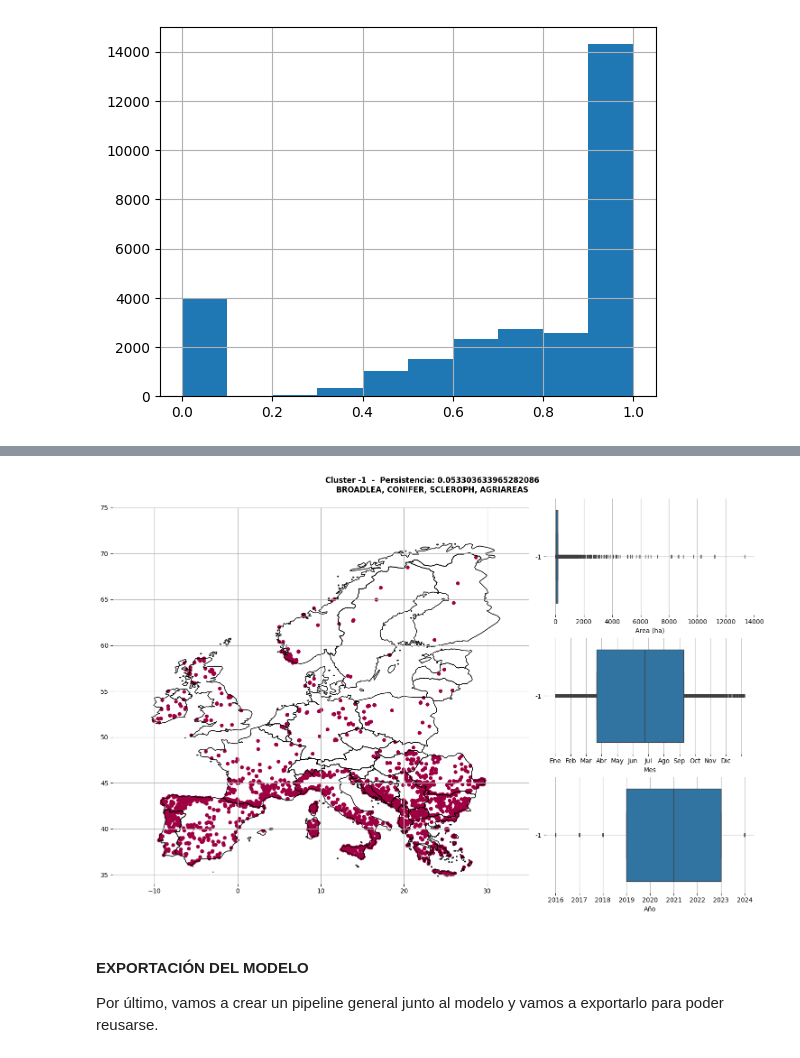
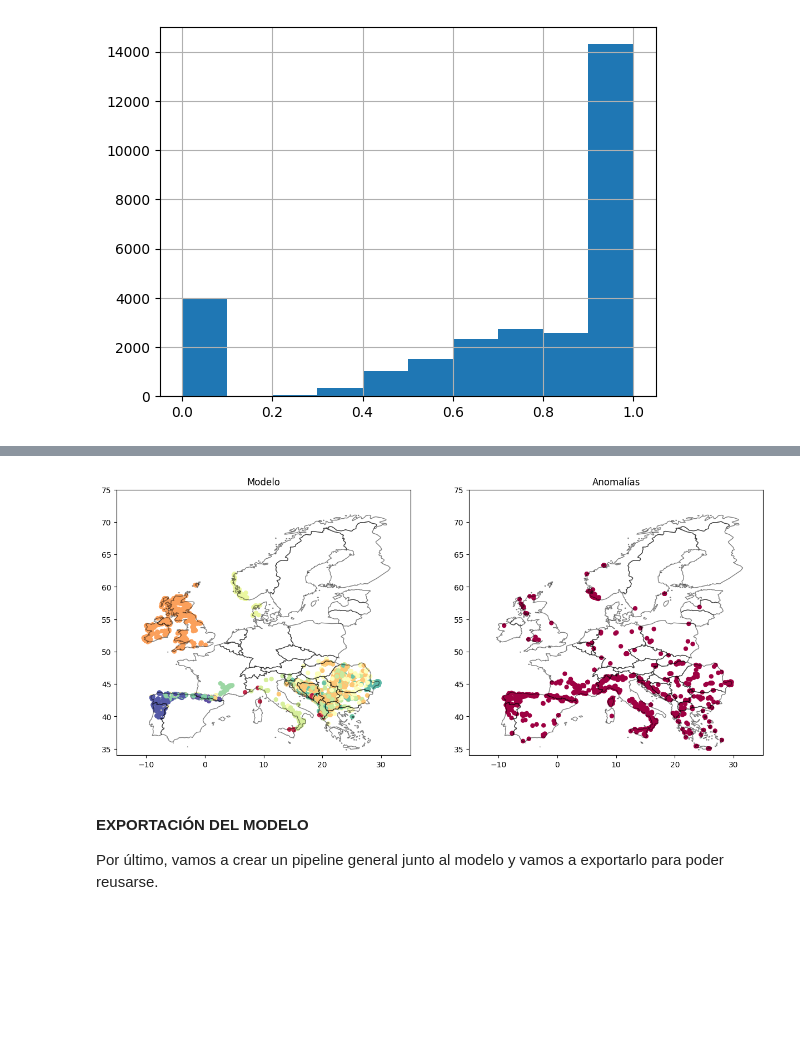
Before and after one commit to vrieraj/ML_EFFIS, a Jupyter notebook: main.ipynb, the cells around one changed output, grey strips where cells are left out. Cells and saved outputs as stored; diff of their text form; code cells hidden in the pictures; blank space fills up the shorter version.

```diff
--- a/main.ipynb
+++ b/main.ipynb
@@ -652,11 +655,12 @@ detalle_cluster(scan, df, cluster, countries)
-# %%
-# Por supuesto también podemos ver qué incendios no se clasifican bien
-# Aquí sin embargo, la persistencia no es de las anomalías, ya que no hay cluster (es la pesistencia del último grupo)
-
-cluster = -1
-detalle_cluster(scan, df, cluster, countries)
-# %% [output]
-[figure, removed]
+# %%
+# Y también podemos comparar clusters por estacionalidad
+# Para ello especifica el inicio y final del período que quieres comprobar en días julianos
+# Ojo, sólo reconoce clusteres con la mitad de sus incendios en el período marcado
+
+init, end = 31, 110
+clusters_anomalias(df, countries, init, end)
+# %% [output]
+[figure, added]
 # %% [markdown]
 #### EXPORTACIÓN DEL MODELO
 
```
Also changed, not shown: parts of 3 cells of this notebook, 1 other file.
